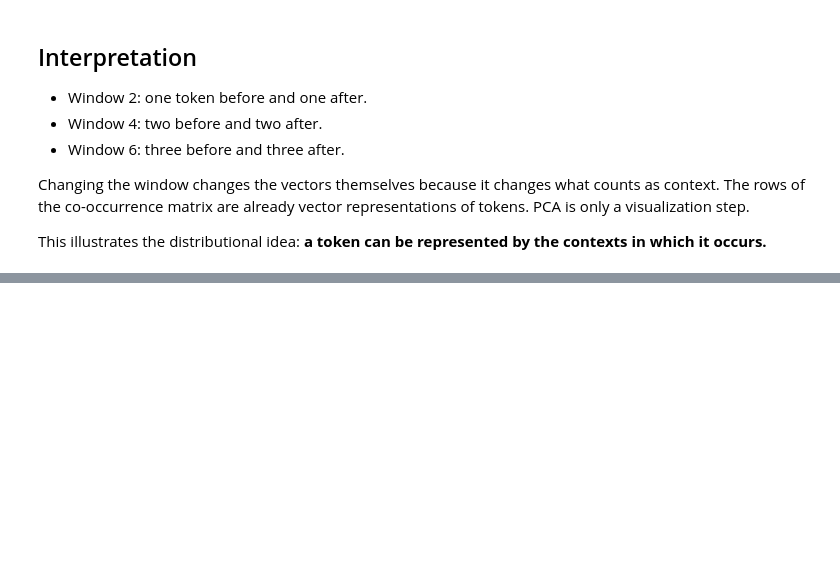
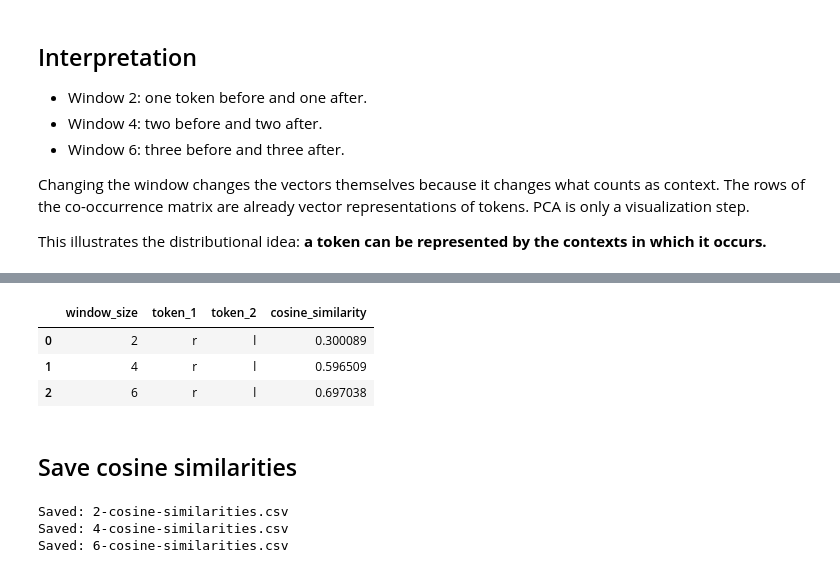
Before and after one commit to santanche/nlp2learn, a Jupyter notebook: zombie/zombienella/03-embeddings/03_cooccurrence_embeddings.ipynb, the cells around one changed output, grey strips where cells are left out. Saved outputs shown, nothing was run; the diff lists cells and outputs as text; code cells hidden in the pictures; blank space fills up the shorter version.

```diff
--- a/zombie/zombienella/03-embeddings/03_cooccurrence_embeddings.ipynb
+++ b/zombie/zombienella/03-embeddings/03_cooccurrence_embeddings.ipynb
@@ -202,0 +298,30 @@ This illustrates the distributional idea: **a token can be represented by the co
+# %%
+TOKEN_1 = "r"
+TOKEN_2 = "l"
+
+pair_results = []
+for window_size, similarity_df in similarity_tables.items():
+    mask = (((similarity_df["token_1"] == TOKEN_1) & (similarity_df["token_2"] == TOKEN_2)) |
+            ((similarity_df["token_1"] == TOKEN_2) & (similarity_df["token_2"] == TOKEN_1)))
+    match = similarity_df.loc[mask]
+    if len(match):
+        pair_results.append({"window_size": window_size, "token_1": TOKEN_1, "token_2": TOKEN_2,
+                             "cosine_similarity": match.iloc[0]["cosine_similarity"]})
+
+pd.DataFrame(pair_results)
+# %% [output]
+|  | window_size | token_1 | token_2 | cosine_similarity |
+| 0 | 2 | r | l | 0.300089 |
+| 1 | 4 | r | l | 0.596509 |
+| 2 | 6 | r | l | 0.697038 |
+# %% [markdown]
+## Save cosine similarities
+# %%
+for window_size, similarity_df in similarity_tables.items():
+    filename = f"{window_size}-cosine-similarities.csv"
+    similarity_df.to_csv(filename, index=False)
+    print(f"Saved: {filename}")
+# %% [output]
+Saved: 2-cosine-similarities.csv
+Saved: 4-cosine-similarities.csv
+Saved: 6-cosine-similarities.csv
```
Also changed, not shown: parts of 4 cells of this notebook, 3 other files.
